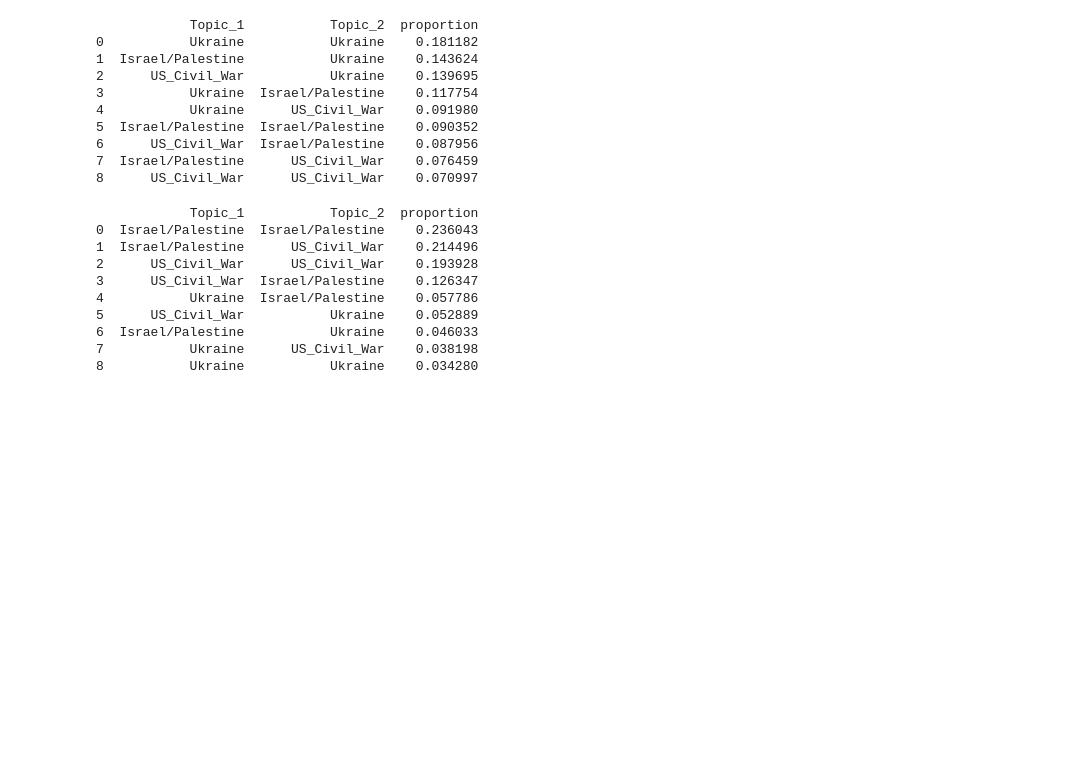
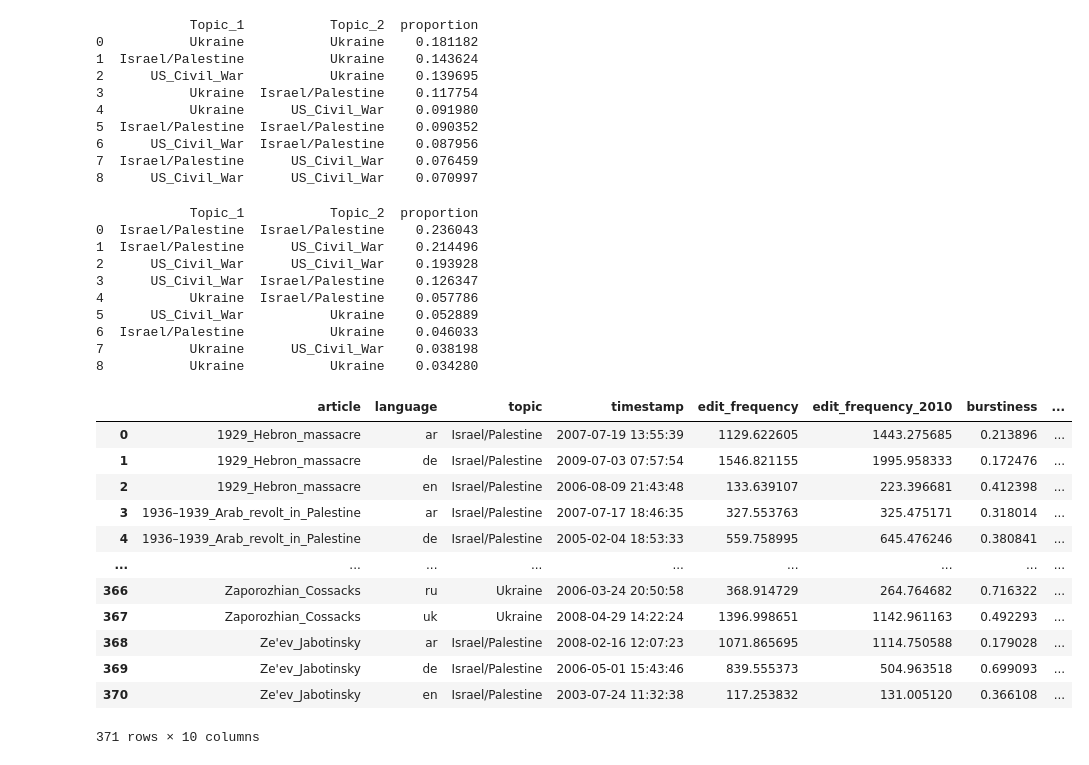
Before and after one commit to Rrisko/WikiEdits, a Jupyter notebook: code/correlation_analysis.ipynb, the cells around one changed output. Cells and saved outputs as stored; diff of their text form; code cells hidden in the pictures; blank space fills up the shorter version.

```diff
--- a/code/correlation_analysis.ipynb
+++ b/code/correlation_analysis.ipynb
@@ -544,0 +585,34 @@ print(edit_correlations[edit_correlations['Correlation'] > 0.3][['Topic_1', 'Top
+# %%
+unique_articles = wikiData_all.groupby(['article', 'language', 'topic'])['timestamp'].min().reset_index()
+
+unique_articles['edit_frequency'] = 0
+unique_articles['edit_frequency_2010'] = 0
+unique_articles['burstiness'] = 0
+unique_articles['burstiness_2010'] = 0
+unique_articles['alt_burstiness'] = 0
+unique_articles['alt_burstiness_2010'] = 0
+
+for index, row in unique_articles.iterrows():
+
+    unique_articles.at[index, 'edit_frequency'] = calculate_intervals(row['article'], row['language']).mean()
+    unique_articles.at[index, 'edit_frequency_2010'] = calculate_intervals(row['article'], row['language'], datetime(2010,1,1)).mean()
+    unique_articles.at[index, 'burstiness'] = burstiness(row['article'], row['language'])
+    unique_articles.at[index, 'burstiness_2010'] = burstiness(row['article'], row['language'], datetime(2010,1,1))
+    unique_articles.at[index, 'alt_burstiness'] = alt_burstiness(row['article'], row['language'])
+    unique_articles.at[index, 'alt_burstiness_2010'] = alt_burstiness(row['article'], row['language'], datetime(2010,1,1))
+
+unique_articles
+# %% [output]
+|  | article | language | topic | timestamp | edit_frequency | edit_frequency_2010 | burstiness | ... |
+| 0 | 1929_Hebron_massacre | ar | Israel/Palestine | 2007-07-19 13:55:39 | 1129.622605 | 1443.275685 | 0.213896 | ... |
+| 1 | 1929_Hebron_massacre | de | Israel/Palestine | 2009-07-03 07:57:54 | 1546.821155 | 1995.958333 | 0.172476 | ... |
+| 2 | 1929_Hebron_massacre | en | Israel/Palestine | 2006-08-09 21:43:48 | 133.639107 | 223.396681 | 0.412398 | ... |
+| 3 | 1936–1939_Arab_revolt_in_Palestine | ar | Israel/Palestine | 2007-07-17 18:46:35 | 327.553763 | 325.475171 | 0.318014 | ... |
+| 4 | 1936–1939_Arab_revolt_in_Palestine | de | Israel/Palestine | 2005-02-04 18:53:33 | 559.758995 | 645.476246 | 0.380841 | ... |
+| ... | ... | ... | ... | ... | ... | ... | ... | ... |
+| 366 | Zaporozhian_Cossacks | ru | Ukraine | 2006-03-24 20:50:58 | 368.914729 | 264.764682 | 0.716322 | ... |
+| 367 | Zaporozhian_Cossacks | uk | Ukraine | 2008-04-29 14:22:24 | 1396.998651 | 1142.961163 | 0.492293 | ... |
+| 368 | Ze'ev_Jabotinsky | ar | Israel/Palestine | 2008-02-16 12:07:23 | 1071.865695 | 1114.750588 | 0.179028 | ... |
+| 369 | Ze'ev_Jabotinsky | de | Israel/Palestine | 2006-05-01 15:43:46 | 839.555373 | 504.963518 | 0.699093 | ... |
+| 370 | Ze'ev_Jabotinsky | en | Israel/Palestine | 2003-07-24 11:32:38 | 117.253832 | 131.005120 | 0.366108 | ... |
+371 rows × 10 columns
```
Also changed, not shown: parts of 9 cells of this notebook.
